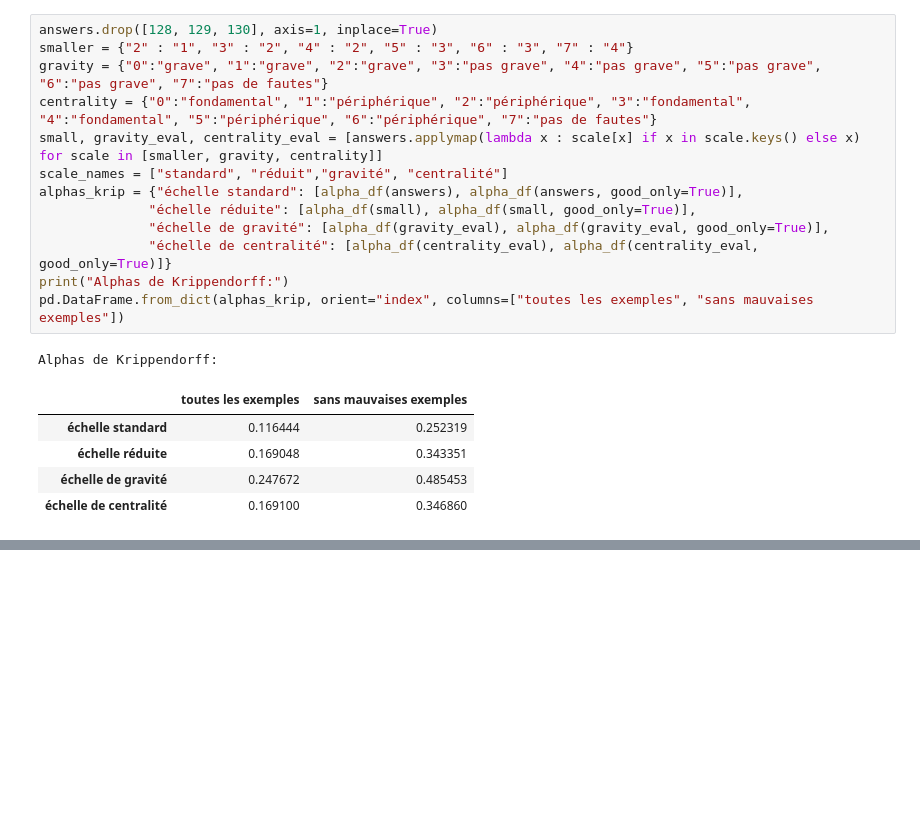
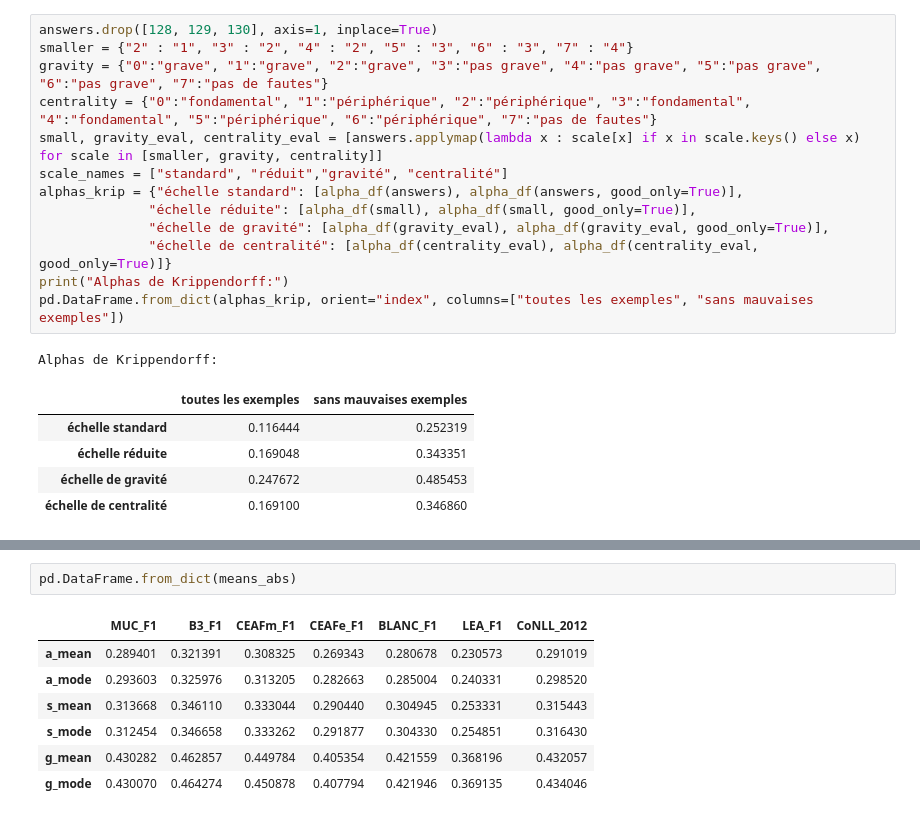
Before and after one commit to project178/coref-metrics-vs-humans, a Jupyter notebook: data_analysis.ipynb, the cells around one changed output, grey strips where cells are left out. Drawn from its saved outputs; the diff is of its cells as text; blank space fills up the shorter version.

```diff
--- a/data_analysis.ipynb
+++ b/data_analysis.ipynb
@@ -230,0 +230,10 @@ for name, profile in profiles.items():
+# %%
+pd.DataFrame.from_dict(means_abs)
+# %% [output]
+|  | MUC_F1 | B3_F1 | CEAFm_F1 | CEAFe_F1 | BLANC_F1 | LEA_F1 | CoNLL_2012 |
+| a_mean | 0.289401 | 0.321391 | 0.308325 | 0.269343 | 0.280678 | 0.230573 | 0.291019 |
+| a_mode | 0.293603 | 0.325976 | 0.313205 | 0.282663 | 0.285004 | 0.240331 | 0.298520 |
+| s_mean | 0.313668 | 0.346110 | 0.333044 | 0.290440 | 0.304945 | 0.253331 | 0.315443 |
+| s_mode | 0.312454 | 0.346658 | 0.333262 | 0.291877 | 0.304330 | 0.254851 | 0.316430 |
+| g_mean | 0.430282 | 0.462857 | 0.449784 | 0.405354 | 0.421559 | 0.368196 | 0.432057 |
+| g_mode | 0.430070 | 0.464274 | 0.450878 | 0.407794 | 0.421946 | 0.369135 | 0.434046 |
```
Also changed, not shown: parts of 24 cells of this notebook.
